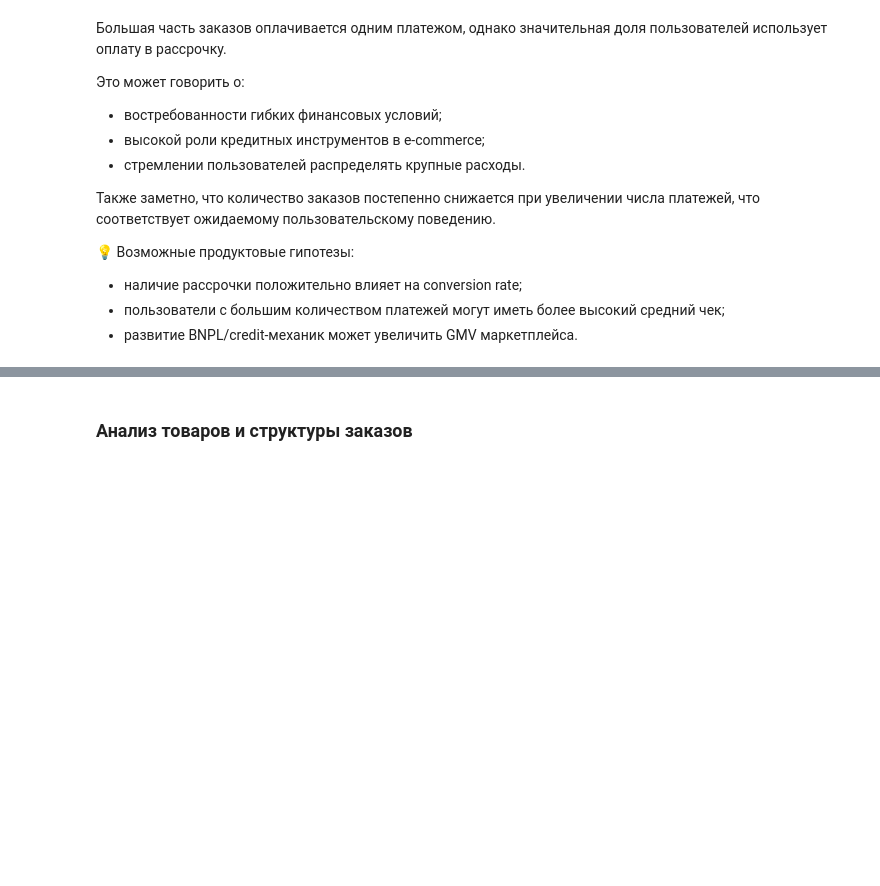
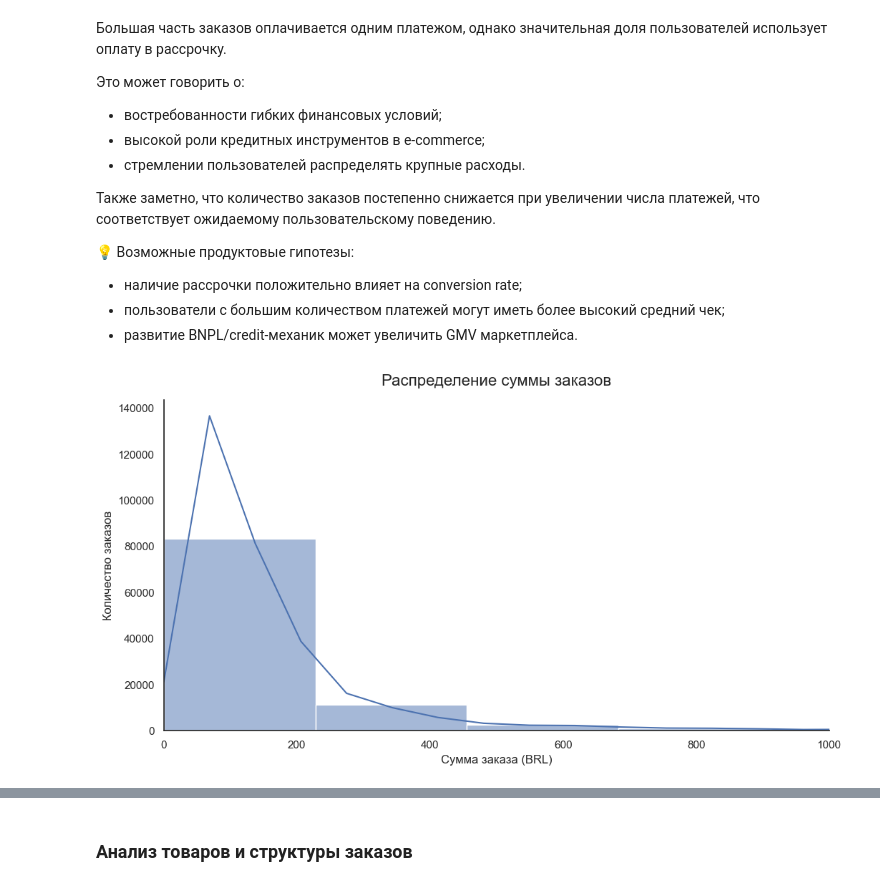
Before and after one commit to Malentaaa/product-analytics-project, a Jupyter notebook: project.ipynb, the cells around one changed output, grey strips where cells are left out. Saved outputs shown, nothing was run; the diff lists cells and outputs as text; code cells hidden in the pictures; blank space fills up the shorter version.

```diff
--- a/project.ipynb
+++ b/project.ipynb
@@ -721,3 +774,32 @@ plt.show()
 - наличие рассрочки положительно влияет на conversion rate;
 - пользователи с большим количеством платежей могут иметь более высокий средний чек;
 - развитие BNPL/credit-механик может увеличить GMV маркетплейса.
+# %%
+order_revenue = (
+    payments.groupby('order_id')['payment_value']
+    .sum()
+)
+# %%
+plt.figure(figsize=(12,6))
+
+sns.histplot(
+    order_revenue,
+    bins=60,
+    kde=True
+)
+
+plt.title(
+    'Распределение суммы заказов',
+    fontsize=16,
+    pad=15
+)
+
+plt.xlabel('Сумма заказа (BRL)')
+plt.ylabel('Количество заказов')
+
+plt.xlim(0, 1000)
+
+sns.despine()
+plt.show()
+# %% [output]
+[figure, added]
```
Also changed, not shown: parts of 21 cells of this notebook.
